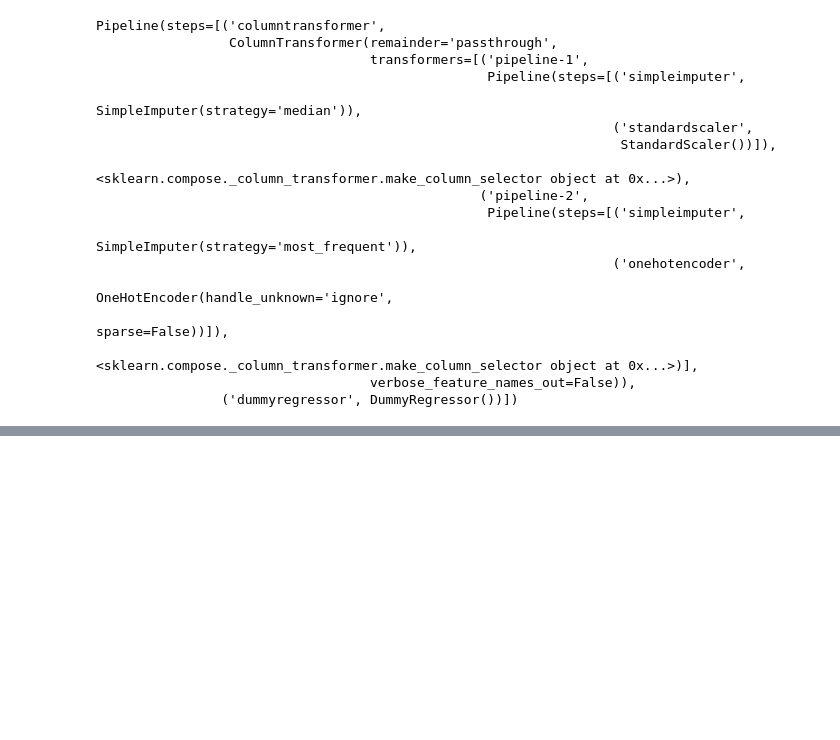
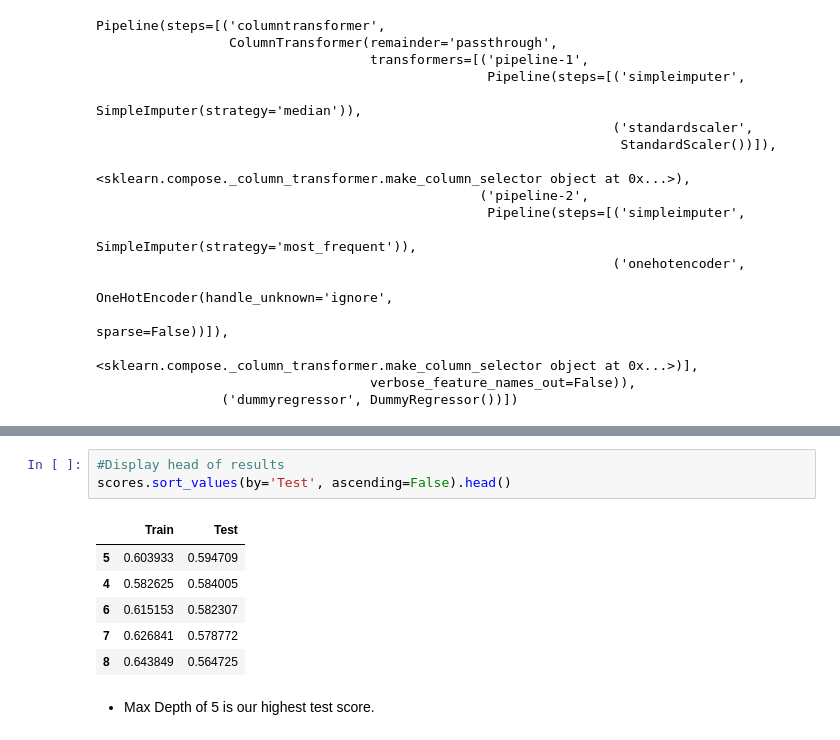
Before and after one commit to tjbingamon/Prediction-of-Product-Sales, a Jupyter notebook: Prediction_of_Product_Sales.ipynb, the cells around one changed output, grey strips where cells are left out. Cells and saved outputs as stored; diff of their text form; blank space fills up the shorter version.

```diff
--- a/Prediction_of_Product_Sales.ipynb
+++ b/Prediction_of_Product_Sales.ipynb
@@ -1078,0 +1060,12 @@ Model Testing RMSE: 1664.9758144520788
+# %%
+#Display head of results
+scores.sort_values(by='Test', ascending=False).head()
+# %% [output]
+|  | Train | Test |
+| 5 | 0.603933 | 0.594709 |
+| 4 | 0.582625 | 0.584005 |
+| 6 | 0.615153 | 0.582307 |
+| 7 | 0.626841 | 0.578772 |
+| 8 | 0.643849 | 0.564725 |
+# %% [markdown]
+- Max Depth of 5 is our highest test score.
```
Also changed, not shown: parts of 127 cells of this notebook.
